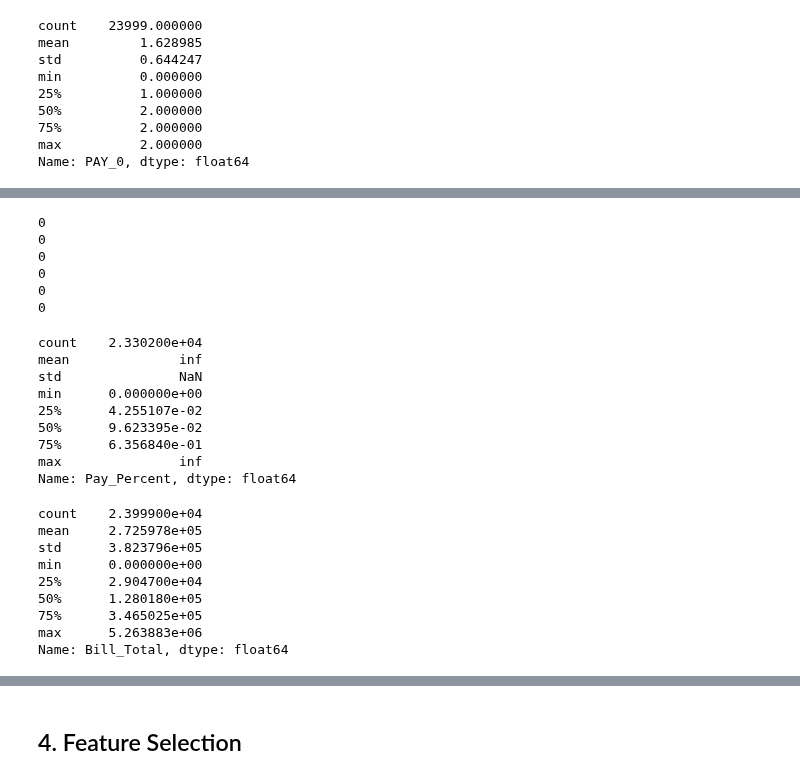
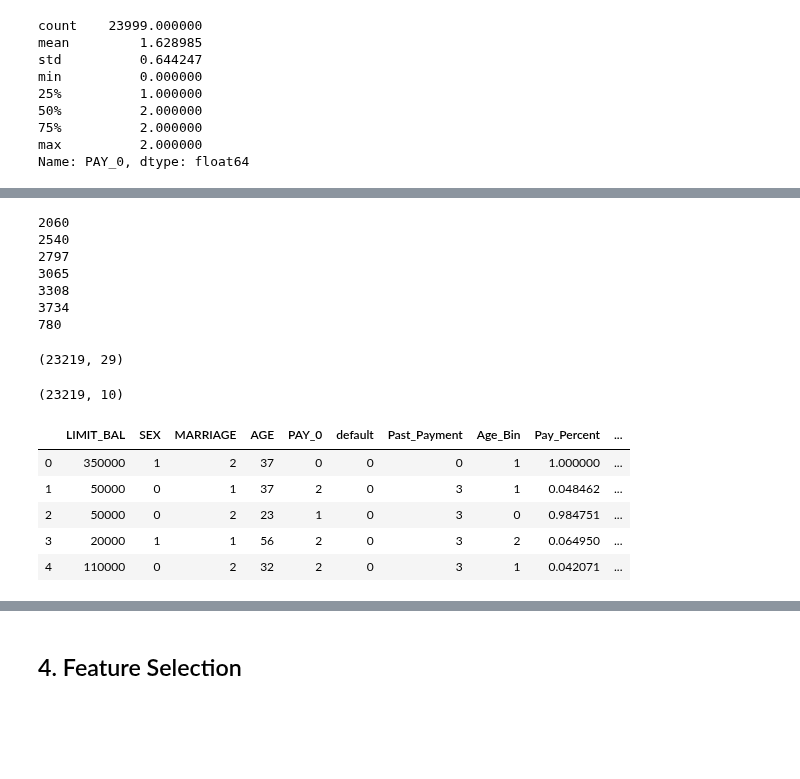
Before and after one commit to CaryMosley/Mod3Bakeoff, a Jupyter notebook: CaryBake.ipynb, the cells around one changed output, grey strips where cells are left out. Cells and saved outputs as stored; diff of their text form; code cells hidden in the pictures; blank space fills up the shorter version.

```diff
--- a/CaryBake.ipynb
+++ b/CaryBake.ipynb
@@ -754,11 +733,11 @@ Name: PAY_0, dtype: float64
 # %%
 #Negative bill amounts
-print(df['BILL_AMT1'][df['BILL_AMT1']<0].count())
-print(df['BILL_AMT2'][df['BILL_AMT2']<0].count())
-print(df['BILL_AMT3'][df['BILL_AMT3']<0].count())
-print(df['BILL_AMT4'][df['BILL_AMT4']<0].count())
-print(df['BILL_AMT5'][df['BILL_AMT5']<0].count())
-print(df['BILL_AMT6'][df['BILL_AMT6']<0].count())
+print(df['BILL_AMT1'][df['BILL_AMT1']<=0].count())
+print(df['BILL_AMT2'][df['BILL_AMT2']<=0].count())
+print(df['BILL_AMT3'][df['BILL_AMT3']<=0].count())
+print(df['BILL_AMT4'][df['BILL_AMT4']<=0].count())
+print(df['BILL_AMT5'][df['BILL_AMT5']<=0].count())
+print(df['BILL_AMT6'][df['BILL_AMT6']<=0].count())
 df['BILL_AMT1']= df['BILL_AMT1'].apply(lambda x: 0 if x <=0 else x)
 df['BILL_AMT2']= df['BILL_AMT2'].apply(lambda x: 0 if x <=0 else x)
 df['BILL_AMT3']= df['BILL_AMT3'].apply(lambda x: 0 if x <=0 else x)
@@ -774,31 +753,43 @@ df['Bill_Total']=(df['BILL_AMT1']+df['BILL_AMT2']+df['BILL_AMT3']+df['BILL_AMT4'
 df['Pay_Total']=(df['PAY_AMT1']+df['PAY_AMT2']+df['PAY_AMT3']+df['PAY_AMT4']+df['PAY_AMT5']+df['PAY_AMT6'])
 df['Pay_Percent']=df['Pay_Total']/df['Bill_Total']
 df['Pay_Percent'].describe()
+print(df['Bill_Total'][df['Bill_Total']==0].count())
+
+#going to drop anyhting where bill total over 6 months is 0
+df.drop(df[df['Bill_Total'] == 0 ].index,inplace = True)
+df.shape
 # %% [output]
-0
-0
-0
-0
-0
-0
+2060
+2540
+2797
+3065
+3308
+3734
+780
-count    2.330200e+04
-mean              inf
-std               NaN
-min      0.000000e+00
-25%      4.255107e-02
-50%      9.623395e-02
-75%      6.356840e-01
-max               inf
-Name: Pay_Percent, dtype: float64
+(23219, 29)
-# %%
-df['Bill_Total'].describe()
-# %% [output]
-count    2.399900e+04
-mean     2.725978e+05
-std      3.823796e+05
-min      0.000000e+00
-25%      2.904700e+04
-50%      1.280180e+05
-75%      3.465025e+05
-max      5.263883e+06
-Name: Bill_Total, dtype: float64
+# %%
+df.drop(columns = ['PAY_AMT1','PAY_AMT2','PAY_AMT3','PAY_AMT4','PAY_AMT5','PAY_AMT6','Pay_Total'],axis=1,inplace = True)
+# %%
+df.drop(columns = ['BILL_AMT1','BILL_AMT2','BILL_AMT3','BILL_AMT4','BILL_AMT5','BILL_AMT6','Bill_Total'],axis=1,inplace = True)
+# %%
+df.drop(columns = ['PAY_2','PAY_3','PAY_4','PAY_5','PAY_6'],axis=1,inplace = True)
+# %%
+df.shape
+# %% [output]
+(23219, 10)
+# %%
+
+edu_dummies = pd.get_dummies(df['EDUCATION'], drop_first=True)
+edu_dummies.describe()
+df = df.drop(['EDUCATION'], axis=1)
+df = pd.concat([df, edu_dummies], axis=1)
+
+df.rename(columns={1: 'grad_school', 2: 'university', 3: 'highschool'},inplace=True)
+df.head()
+# %% [output]
+|  | LIMIT_BAL | SEX | MARRIAGE | AGE | PAY_0 | default | Past_Payment | Age_Bin | Pay_Percent | ... |
+| 0 | 350000 | 1 | 2 | 37 | 0 | 0 | 0 | 1 | 1.000000 | ... |
+| 1 | 50000 | 0 | 1 | 37 | 2 | 0 | 3 | 1 | 0.048462 | ... |
+| 2 | 50000 | 0 | 2 | 23 | 1 | 0 | 3 | 0 | 0.984751 | ... |
+| 3 | 20000 | 1 | 1 | 56 | 2 | 0 | 3 | 2 | 0.064950 | ... |
+| 4 | 110000 | 0 | 2 | 32 | 2 | 0 | 3 | 1 | 0.042071 | ... |
```
Also changed, not shown: parts of 17 cells of this notebook.
